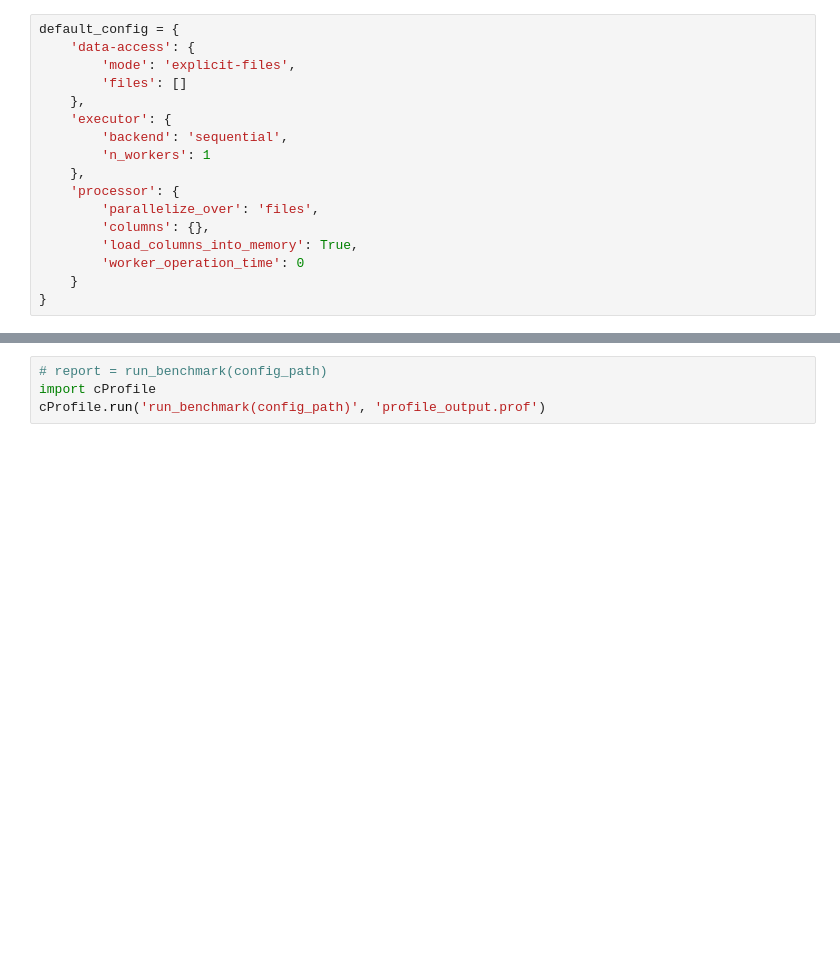
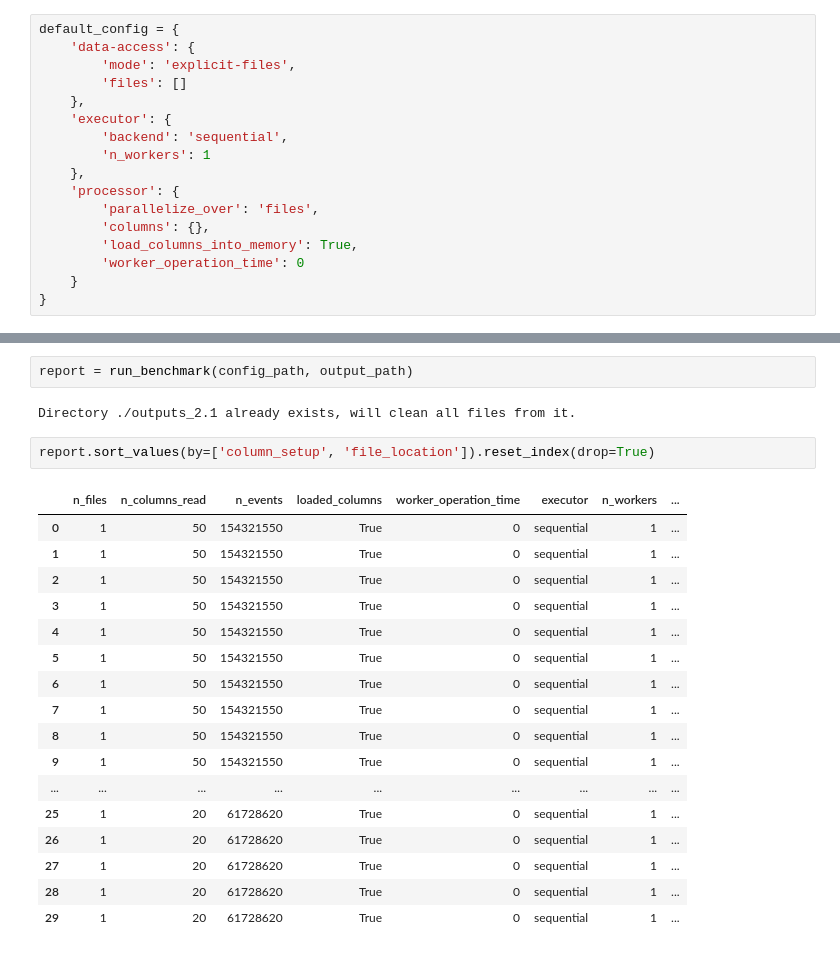
Before and after one commit to PurdueAF/af-benchmark, a Jupyter notebook: notebooks/2.1_Single-file.ipynb, the cells around one changed output, grey strips where cells are left out. Cells and saved outputs as stored; diff of their text form; blank space fills up the shorter version.

```diff
--- a/notebooks/2.1_Single-file.ipynb
+++ b/notebooks/2.1_Single-file.ipynb
@@ -93,7 +102,27 @@ generate_configs(config_path)
 # %%
-# report = run_benchmark(config_path)
-import cProfile
-cProfile.run('run_benchmark(config_path)', 'profile_output.prof')
+report = run_benchmark(config_path, output_path)
+# %% [output]
+Directory ./outputs_2.1 already exists, will clean all files from it.
+# %%
+report.sort_values(by=['column_setup', 'file_location']).reset_index(drop=True)
+# %% [output]
+|  | n_files | n_columns_read | n_events | loaded_columns | worker_operation_time | executor | n_workers | ... |
+| 0 | 1 | 50 | 154321550 | True | 0 | sequential | 1 | ... |
+| 1 | 1 | 50 | 154321550 | True | 0 | sequential | 1 | ... |
+| 2 | 1 | 50 | 154321550 | True | 0 | sequential | 1 | ... |
+| 3 | 1 | 50 | 154321550 | True | 0 | sequential | 1 | ... |
+| 4 | 1 | 50 | 154321550 | True | 0 | sequential | 1 | ... |
+| 5 | 1 | 50 | 154321550 | True | 0 | sequential | 1 | ... |
+| 6 | 1 | 50 | 154321550 | True | 0 | sequential | 1 | ... |
+| 7 | 1 | 50 | 154321550 | True | 0 | sequential | 1 | ... |
+| 8 | 1 | 50 | 154321550 | True | 0 | sequential | 1 | ... |
+| 9 | 1 | 50 | 154321550 | True | 0 | sequential | 1 | ... |
+| ... | ... | ... | ... | ... | ... | ... | ... | ... |
+| 25 | 1 | 20 | 61728620 | True | 0 | sequential | 1 | ... |
+| 26 | 1 | 20 | 61728620 | True | 0 | sequential | 1 | ... |
+| 27 | 1 | 20 | 61728620 | True | 0 | sequential | 1 | ... |
+| 28 | 1 | 20 | 61728620 | True | 0 | sequential | 1 | ... |
+| 29 | 1 | 20 | 61728620 | True | 0 | sequential | 1 | ... |
 # %%
 import matplotlib.pyplot as plt
 
```
Also changed, not shown: parts of 8 cells of this notebook, 1 other file.
